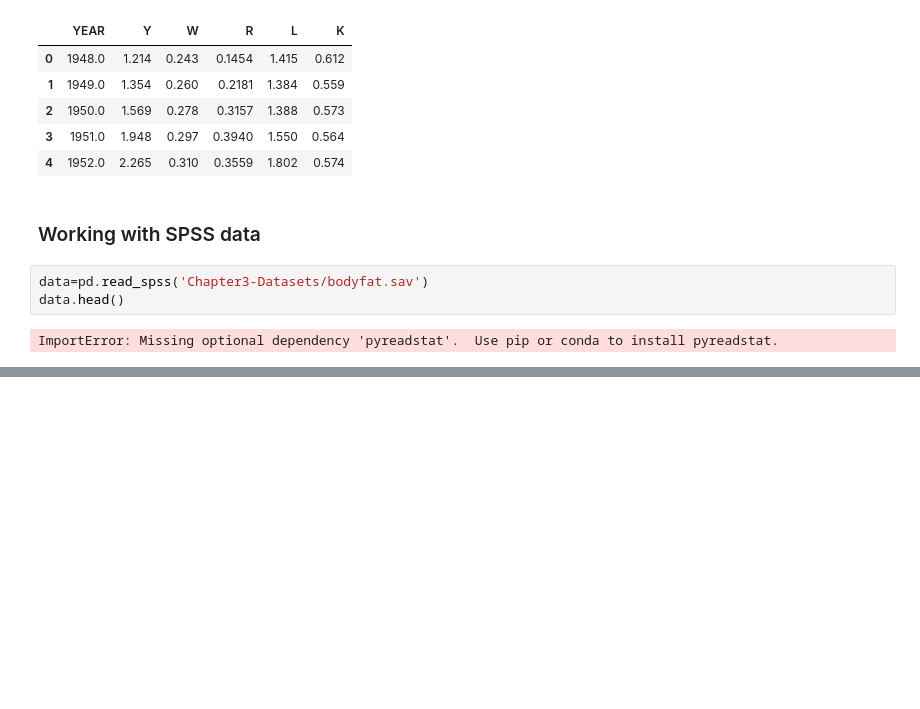
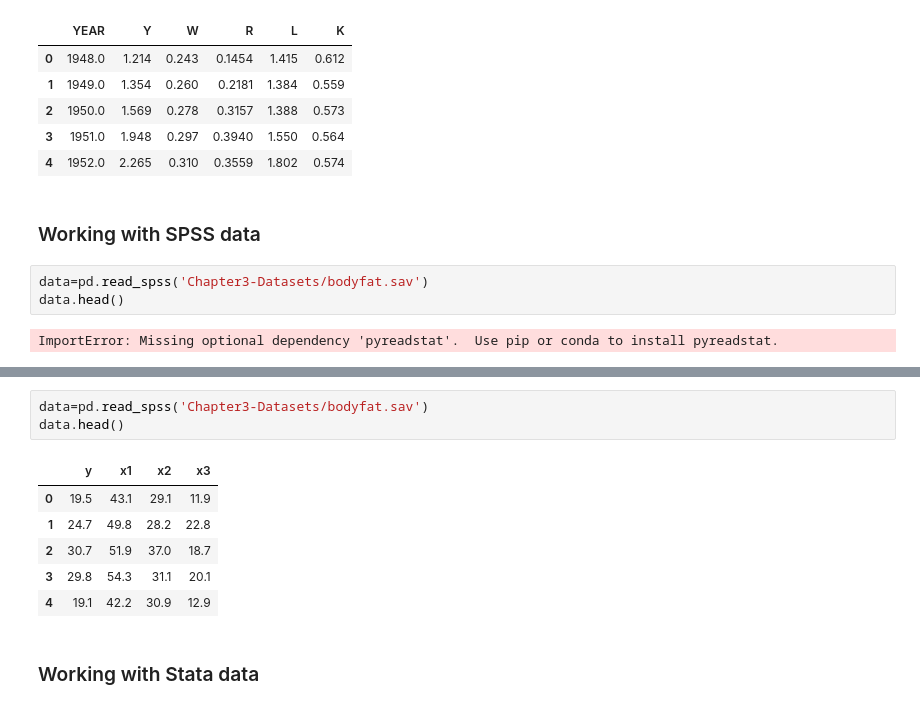
Before and after one commit to mlhudson1/CIDM4310-70_Pandas, a Jupyter notebook: Chapter3.ipynb, the cells around one changed output, grey strips where cells are left out. Cells and saved outputs as stored; diff of their text form; blank space fills up the shorter version.

```diff
--- a/Chapter3.ipynb
+++ b/Chapter3.ipynb
@@ -354,0 +369,12 @@ ImportError: Missing optional dependency 'pyreadstat'.  Use pip or conda to inst
+# %%
+data=pd.read_spss('Chapter3-Datasets/bodyfat.sav')
+data.head()
+# %% [output]
+|  | y | x1 | x2 | x3 |
+| 0 | 19.5 | 43.1 | 29.1 | 11.9 |
+| 1 | 24.7 | 49.8 | 28.2 | 22.8 |
+| 2 | 30.7 | 51.9 | 37.0 | 18.7 |
+| 3 | 29.8 | 54.3 | 31.1 | 20.1 |
+| 4 | 19.1 | 42.2 | 30.9 | 12.9 |
+# %% [markdown]
+### Working with Stata data
```
Also changed, not shown: parts of 2 cells of this notebook, 1 other file.
